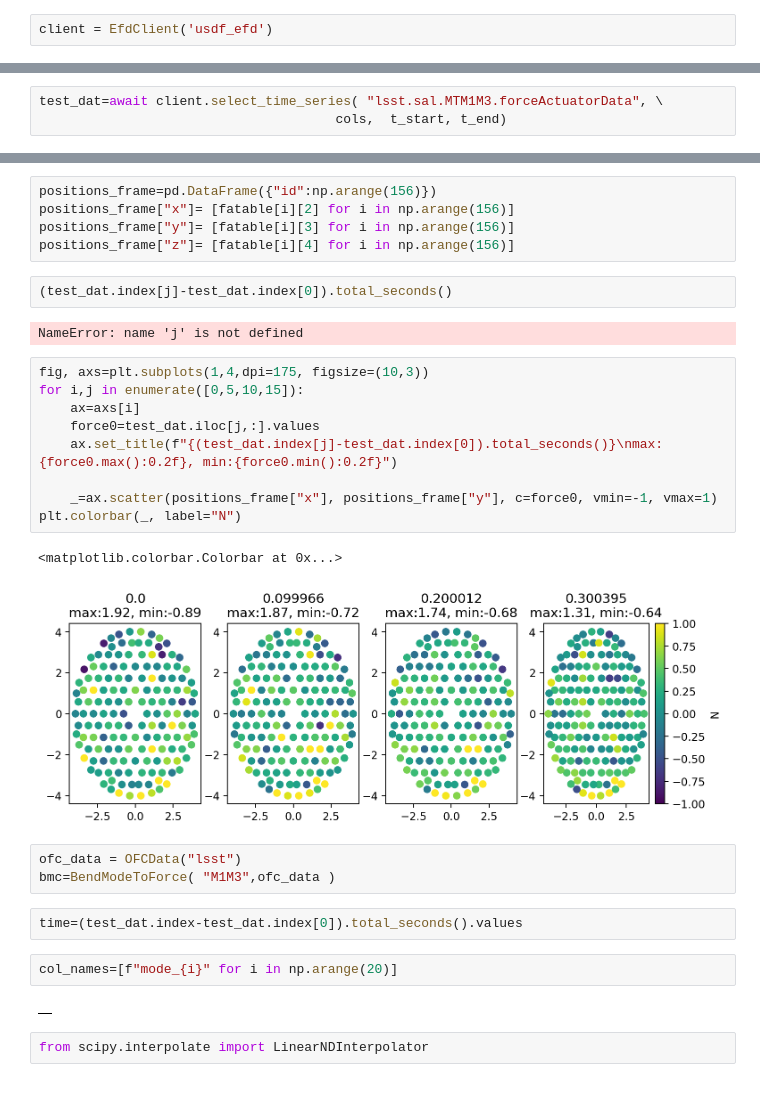
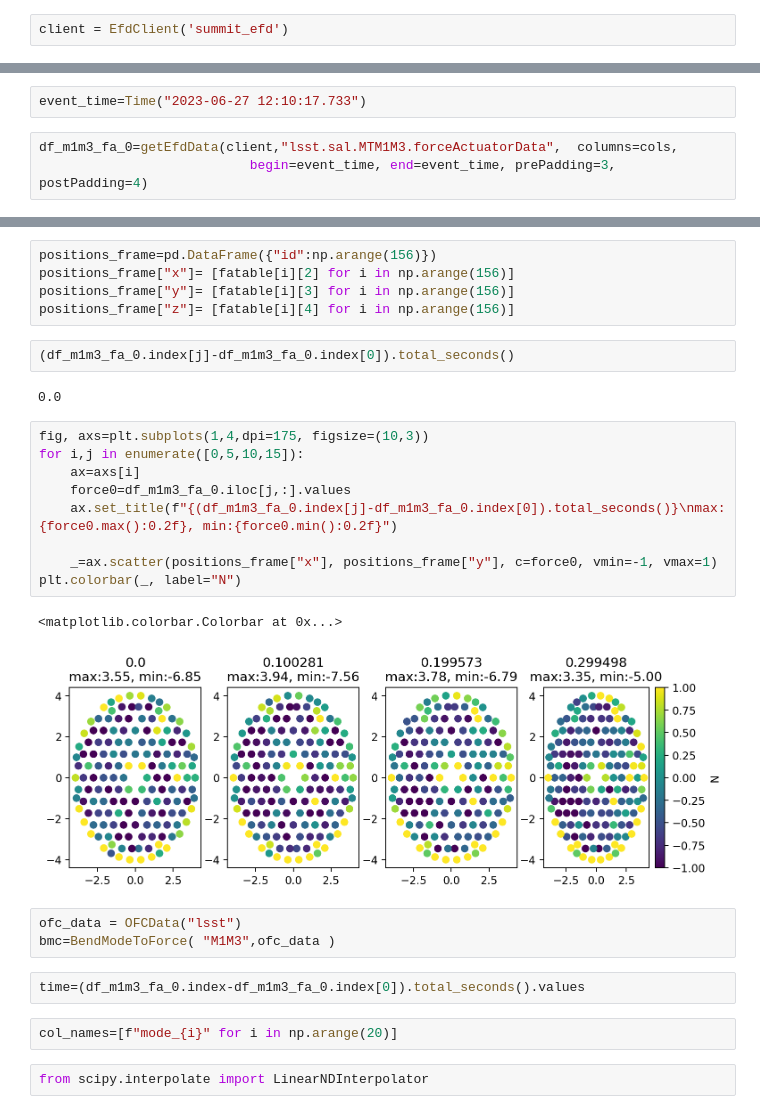
Before and after one commit to psferguson/psferguson_sitcom, a Jupyter notebook: projects/m1m3/hp_oscillations_during_slew/notebooks/develop_bending_modes.ipynb, the cells around one changed output, grey strips where cells are left out. Drawn from its saved outputs; the diff is of its cells as text.

```diff
--- a/projects/m1m3/hp_oscillations_during_slew/notebooks/develop_bending_modes.ipynb
+++ b/projects/m1m3/hp_oscillations_during_slew/notebooks/develop_bending_modes.ipynb
@@ -19,2 +26,2 @@ events_frame=pd.read_csv("/home/p/pferguso/u/projects/m1m3/hp_oscillations_durin
 # %%
-client = EfdClient('usdf_efd')
+client = EfdClient('summit_efd')
@@ -25,8 +28,10 @@ t_end=Time(events_frame["times"][i_num]+2, format="unix")
 # %%
 cols=[f"primaryCylinderFollowingError{i}" for i in np.arange(156)]
+# %%
+event_time=Time("2023-06-27 12:10:17.733")
 # %%
-test_dat=await client.select_time_series( "lsst.sal.MTM1M3.forceActuatorData", \
-                                      cols,  t_start, t_end)
+df_m1m3_fa_0=getEfdData(client,"lsst.sal.MTM1M3.forceActuatorData",  columns=cols,
+                           begin=event_time, end=event_time, prePadding=3, postPadding=4)
 # %%
 FATABLE_INDEX = 0
 FATABLE_ID = 1
@@ -49,30 +54,28 @@ positions_frame["x"]= [fatable[i][2] for i in np.arange(156)]
 positions_frame["y"]= [fatable[i][3] for i in np.arange(156)]
 positions_frame["z"]= [fatable[i][4] for i in np.arange(156)]
 # %%
-(test_dat.index[j]-test_dat.index[0]).total_seconds()
+(df_m1m3_fa_0.index[j]-df_m1m3_fa_0.index[0]).total_seconds()
 # %% [output]
-NameError: name 'j' is not defined
+0.0
 # %%
 fig, axs=plt.subplots(1,4,dpi=175, figsize=(10,3))
 for i,j in enumerate([0,5,10,15]):
     ax=axs[i]
-    force0=test_dat.iloc[j,:].values
-    ax.set_title(f"{(test_dat.index[j]-test_dat.index[0]).total_seconds()}\nmax:{force0.max():0.2f}, min:{force0.min():0.2f}")
+    force0=df_m1m3_fa_0.iloc[j,:].values
+    ax.set_title(f"{(df_m1m3_fa_0.index[j]-df_m1m3_fa_0.index[0]).total_seconds()}\nmax:{force0.max():0.2f}, min:{force0.min():0.2f}")
 
     _=ax.scatter(positions_frame["x"], positions_frame["y"], c=force0, vmin=-1, vmax=1)
 plt.colorbar(_, label="N")
 # %% [output]
 <matplotlib.colorbar.Colorbar at 0x...>
-[figure, old version]
+[figure, new version]
 # %%
 ofc_data = OFCData("lsst")
 bmc=BendModeToForce( "M1M3",ofc_data )
 # %%
-time=(test_dat.index-test_dat.index[0]).total_seconds().values
+time=(df_m1m3_fa_0.index-df_m1m3_fa_0.index[0]).total_seconds().values
 # %%
 col_names=[f"mode_{i}" for i in np.arange(20)]
-# %% [output]
-|  |
 # %%
 from scipy.interpolate import LinearNDInterpolator
 # %%
```
Also changed, not shown: parts of 12 cells of this notebook, 8 other files.
